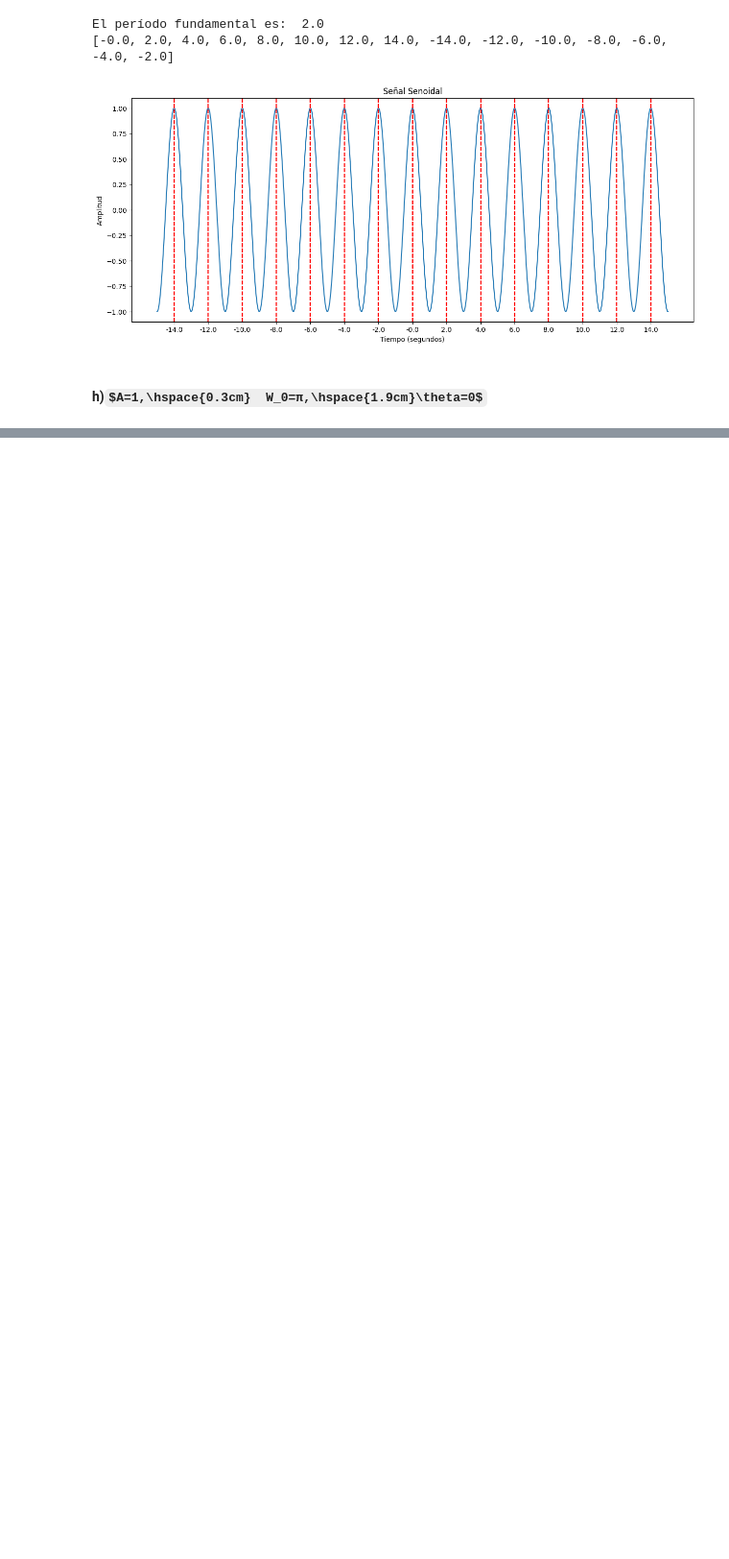
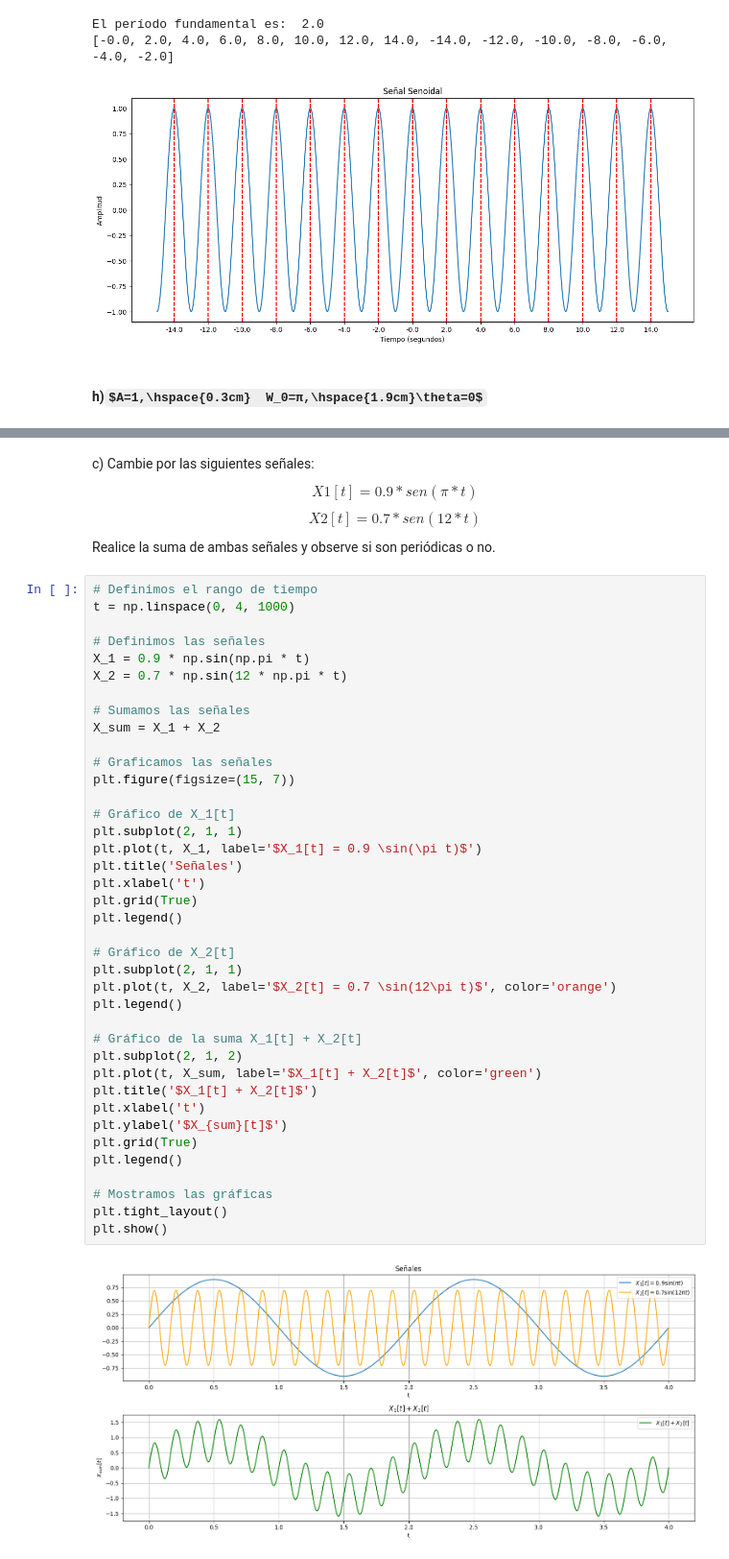
Before and after one commit to Rodolfox22/Procesamiento-de-se-ales, a Jupyter notebook: TP2/tp2_Pablo Correa.ipynb, the cells around one changed output, grey strips where cells are left out. Shown at 96% size. Cells and saved outputs as stored; diff of their text form; some formulas as TeX source; blank space fills up the shorter version.

```diff
--- a/TP2/tp2_Pablo Correa.ipynb
+++ b/TP2/tp2_Pablo Correa.ipynb
@@ -1117,0 +1194,44 @@ b)Realice la suma de ambas señales o sea X1+X2 y grafique el resultado. Observe
+# %% [markdown]
+
+c) Cambie por las siguientes señales: $$X1[t]=0.9*sen(π*t)$$ $$X2[t]=0.7*sen(12*t)$$ Realice la suma de ambas señales y observe si son periódicas o no.
+# %%
+# Definimos el rango de tiempo
+t = np.linspace(0, 4, 1000)
+
+# Definimos las señales
+X_1 = 0.9 * np.sin(np.pi * t)
+X_2 = 0.7 * np.sin(12 * np.pi * t)
+
+# Sumamos las señales
+X_sum = X_1 + X_2
+
+# Graficamos las señales
+plt.figure(figsize=(15, 7))
+
+# Gráfico de X_1[t]
+plt.subplot(2, 1, 1)
+plt.plot(t, X_1, label='$X_1[t] = 0.9 \sin(\pi t)$')
+plt.title('Señales')
+plt.xlabel('t')
+plt.grid(True)
+plt.legend()
+
+# Gráfico de X_2[t]
+plt.subplot(2, 1, 1)
+plt.plot(t, X_2, label='$X_2[t] = 0.7 \sin(12\pi t)$', color='orange')
+plt.legend()
+
+# Gráfico de la suma X_1[t] + X_2[t]
+plt.subplot(2, 1, 2)
+plt.plot(t, X_sum, label='$X_1[t] + X_2[t]$', color='green')
+plt.title('$X_1[t] + X_2[t]$')
+plt.xlabel('t')
+plt.ylabel('$X_{sum}[t]$')
+plt.grid(True)
+plt.legend()
+
+# Mostramos las gráficas
+plt.tight_layout()
+plt.show()
+# %% [output]
+[figure, added]
```
Also changed, not shown: parts of 28 cells of this notebook, 9 other files.
